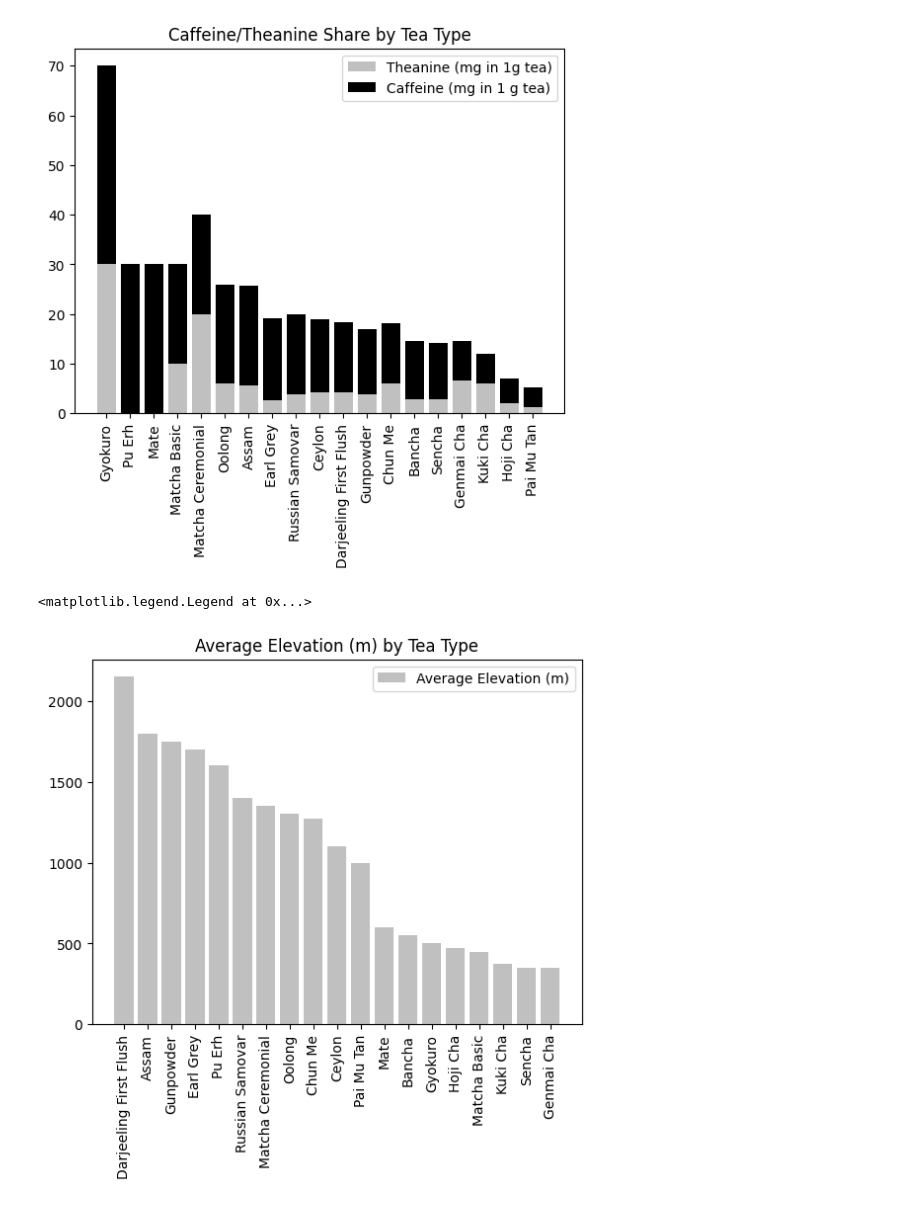
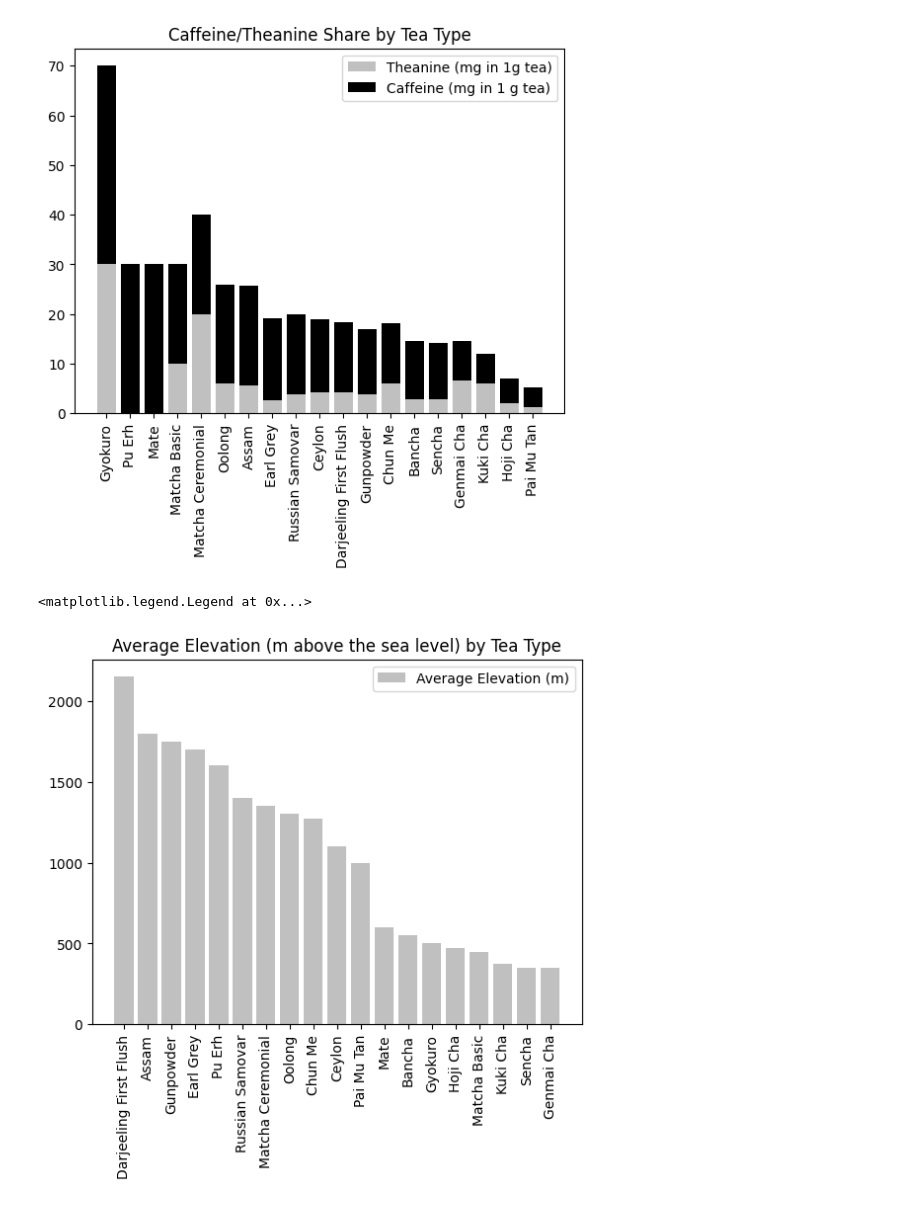
Before and after one commit to spribylova/PythonAppliedAnalytics, a Jupyter notebook: Tee_1.ipynb, the cells around one changed output. Saved outputs shown, nothing was run; the diff lists cells and outputs as text; code cells hidden in the pictures.

Commit message:
Add files via upload
Basic Analytics in Python:
- read excel file
- create bar chart
- sort values

You can use sample data Tee.xlsx in the "Data" repository

```diff
--- a/Tee_1.ipynb
+++ b/Tee_1.ipynb
@@ -133,14 +99,14 @@ df = df.sort_values('Average Elevation (m)', ascending=False)
 # %%
 fig, ax = plt.subplots()
 
 # Average Elevation (m above the sea level) bars for every Tea
 ax.bar(df.index, df['Average Elevation (m)'], label='Average Elevation (m)',color='#C0C0C0')
 
-ax.set_title('Average Elevation (m) by Tea Type')
+ax.set_title('Average Elevation (m above the sea level) by Tea Type')
 
 ax.tick_params(axis='x', labelrotation=90)
 
 ax.legend()
 # %% [output]
 <matplotlib.legend.Legend at 0x...>
-[figure, old version]
+[figure, new version]
```
Also changed, not shown: parts of 4 cells of this notebook.
